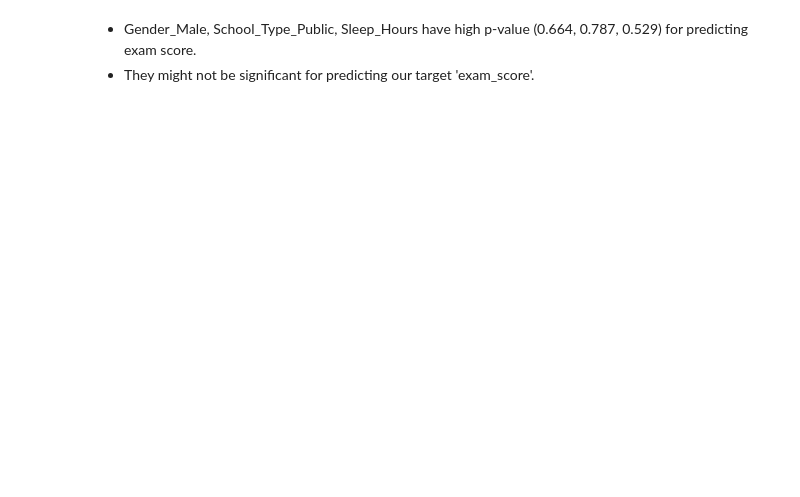
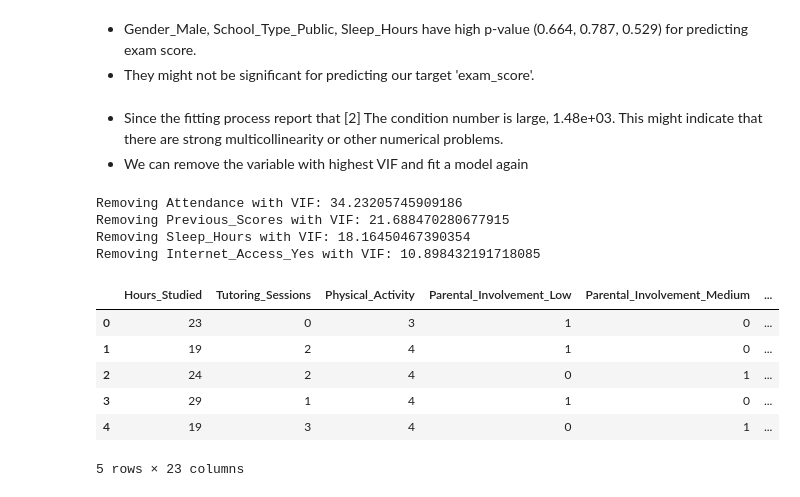
Before and after one commit to ivanchantf/student-performance-project, a Jupyter notebook: main.ipynb, the cells around one changed output. Saved outputs shown, nothing was run; the diff lists cells and outputs as text; code cells hidden in the pictures; blank space fills up the shorter version.

Commit message:
fix: add VIF to Other methods part

```diff
--- a/main.ipynb
+++ b/main.ipynb
@@ -372,3 +372,48 @@ R-squared (R²): 0.77
 # %% [markdown]
 - Gender_Male, School_Type_Public, Sleep_Hours have high p-value (0.664, 0.787, 0.529) for predicting exam score.
 - They might not be significant for predicting our target 'exam_score'.
+# %% [markdown]
+- Since the fitting process report that [2] The condition number is large, 1.48e+03. This might indicate that there are
+strong multicollinearity or other numerical problems.
+- We can remove the variable with highest VIF and fit a model again
+# %%
+import pandas as pd
+from statsmodels.stats.outliers_influence import variance_inflation_factor
+
+# Assuming df is your DataFrame containing only the independent variables
+def calculate_vif(df):
+    vif_data = pd.DataFrame()
+    vif_data['Variable'] = df.columns
+    vif_data['VIF'] = [variance_inflation_factor(df.values, i) for i in range(df.shape[1])]
+    return vif_data
+
+# Loop to remove variables with high VIF
+def remove_high_vif_variables(df, threshold=10):
+    while True:
+        vif_data = calculate_vif(df)
+        max_vif = vif_data['VIF'].max()
+        if max_vif > threshold:
+            # Get the feature with the highest VIF
+            variable_to_remove = vif_data.loc[vif_data['VIF'].idxmax(), 'Variable']
+            print(f'Removing {variable_to_remove} with VIF: {max_vif}')
+            df = df.drop(columns=[variable_to_remove])
+        else:
+            break
+    return df
+
+
+X = df.drop('Exam_Score', axis=1)
+X_reduced = remove_high_vif_variables(X)
+X_reduced.head()
+# %% [output]
+Removing Attendance with VIF: 34.23205745909186
+Removing Previous_Scores with VIF: 21.688470280677915
+Removing Sleep_Hours with VIF: 18.16450467390354
+Removing Internet_Access_Yes with VIF: 10.898432191718085
+|  | Hours_Studied | Tutoring_Sessions | Physical_Activity | Parental_Involvement_Low | Parental_Involvement_Medium | ... |
+| 0 | 23 | 0 | 3 | 1 | 0 | ... |
+| 1 | 19 | 2 | 4 | 1 | 0 | ... |
+| 2 | 24 | 2 | 4 | 0 | 1 | ... |
+| 3 | 29 | 1 | 4 | 1 | 0 | ... |
+| 4 | 19 | 3 | 4 | 0 | 1 | ... |
+5 rows × 23 columns
```
Also changed, not shown: parts of 3 cells of this notebook.
